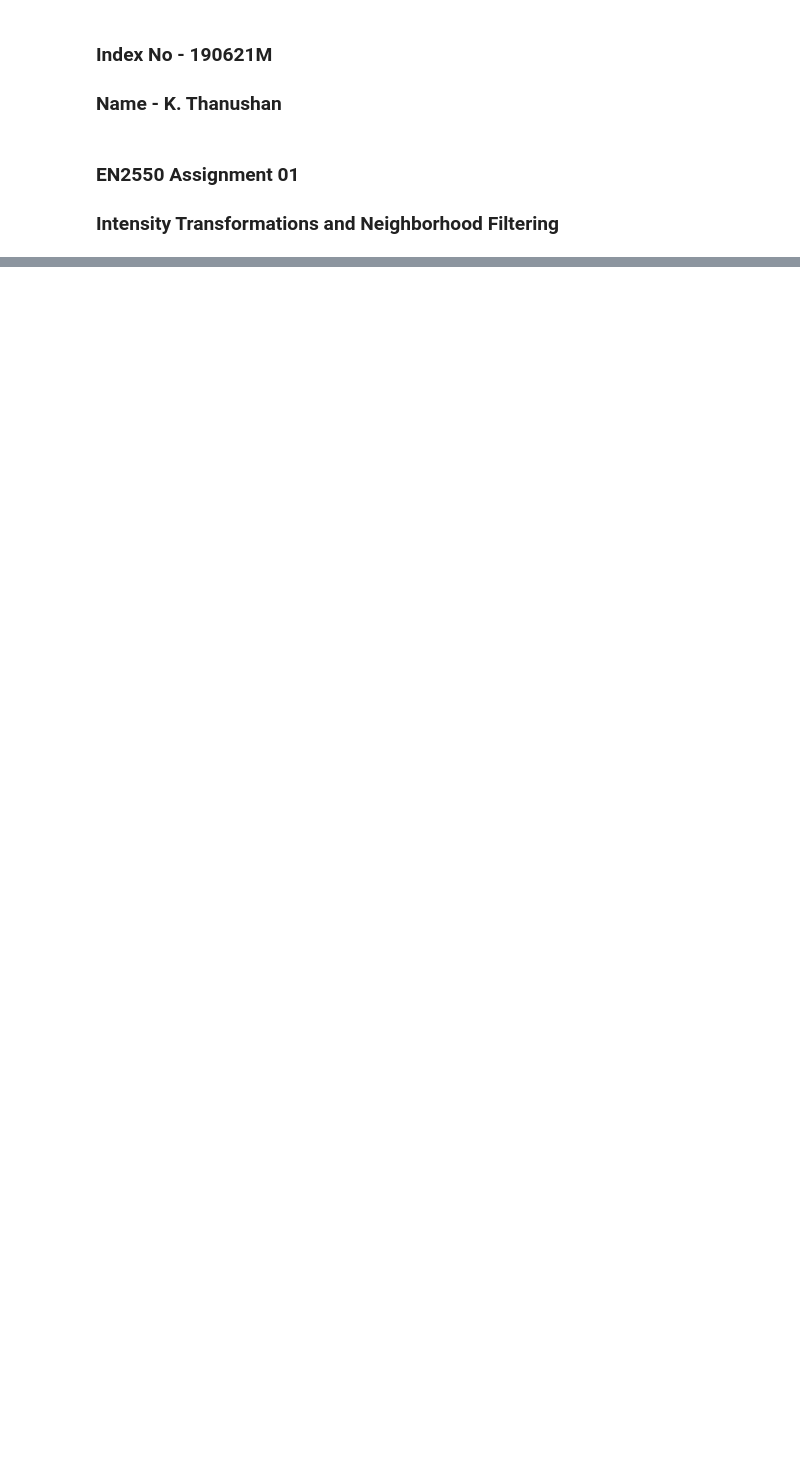
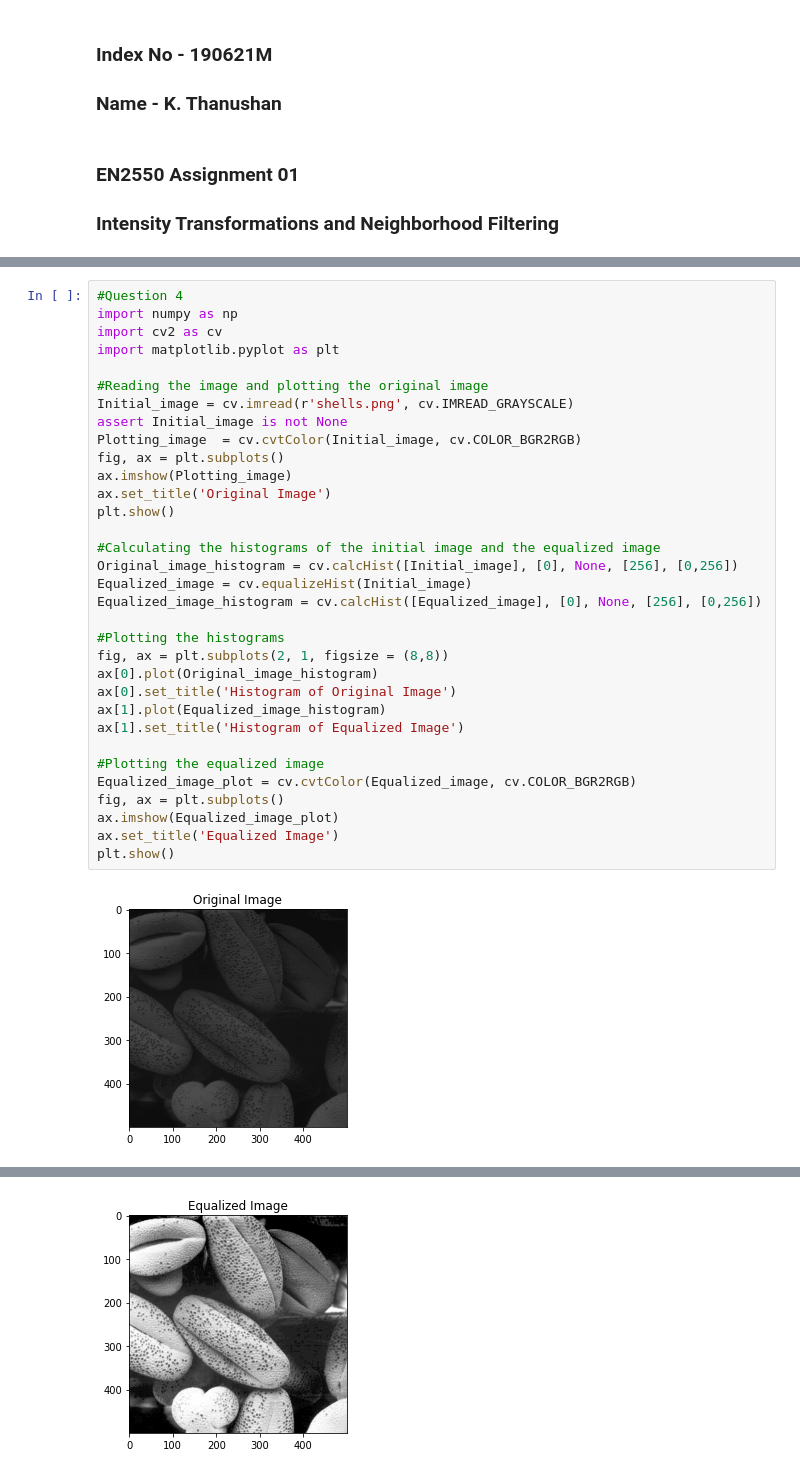
Before and after one commit to K-Thanushan/EN2550-Fundamentals-of-Image-Processing-and-Machine-Vision, a Jupyter notebook: Assignments/Assignment1/EN2550_Assignment1_190621M.ipynb, the cells around one changed output, grey strips where cells are left out. Drawn from its saved outputs; the diff is of its cells as text; blank space fills up the shorter version.

Commit message:
Completed calculating and equalizing histogram of a given image

```diff
--- a/Assignments/Assignment1/EN2550_Assignment1_190621M.ipynb
+++ b/Assignments/Assignment1/EN2550_Assignment1_190621M.ipynb
@@ -45,0 +49,35 @@ plt.show()
+# %%
+#Question 4
+import numpy as np
+import cv2 as cv
+import matplotlib.pyplot as plt
+
+#Reading the image and plotting the original image
+Initial_image = cv.imread(r'shells.png', cv.IMREAD_GRAYSCALE)
+assert Initial_image is not None
+Plotting_image  = cv.cvtColor(Initial_image, cv.COLOR_BGR2RGB)
+fig, ax = plt.subplots()
+ax.imshow(Plotting_image)
+ax.set_title('Original Image')
+plt.show()
+
+#Calculating the histograms of the initial image and the equalized image
+Original_image_histogram = cv.calcHist([Initial_image], [0], None, [256], [0,256])
+Equalized_image = cv.equalizeHist(Initial_image)
+Equalized_image_histogram = cv.calcHist([Equalized_image], [0], None, [256], [0,256])
+
+#Plotting the histograms
+fig, ax = plt.subplots(2, 1, figsize = (8,8))
+ax[0].plot(Original_image_histogram)
+ax[0].set_title('Histogram of Original Image')
+ax[1].plot(Equalized_image_histogram)
+ax[1].set_title('Histogram of Equalized Image')
+
+#Plotting the equalized image
+Equalized_image_plot = cv.cvtColor(Equalized_image, cv.COLOR_BGR2RGB)
+fig, ax = plt.subplots()
+ax.imshow(Equalized_image_plot)
+ax.set_title('Equalized Image')
+plt.show()
+# %% [output]
+[figure, added]
@@ -45,0 +85 @@ plt.show()
+[figure, added]
```
Also changed, not shown: parts of 5 cells of this notebook.
